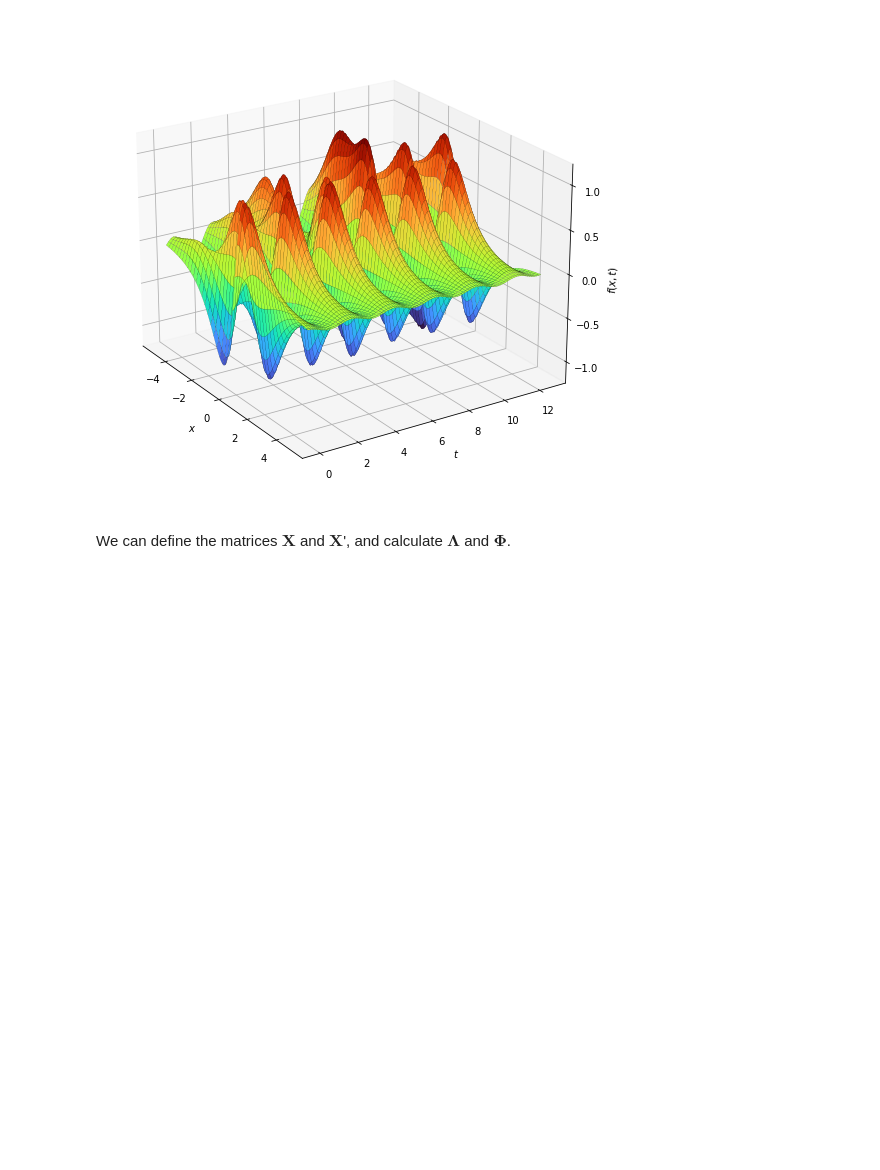
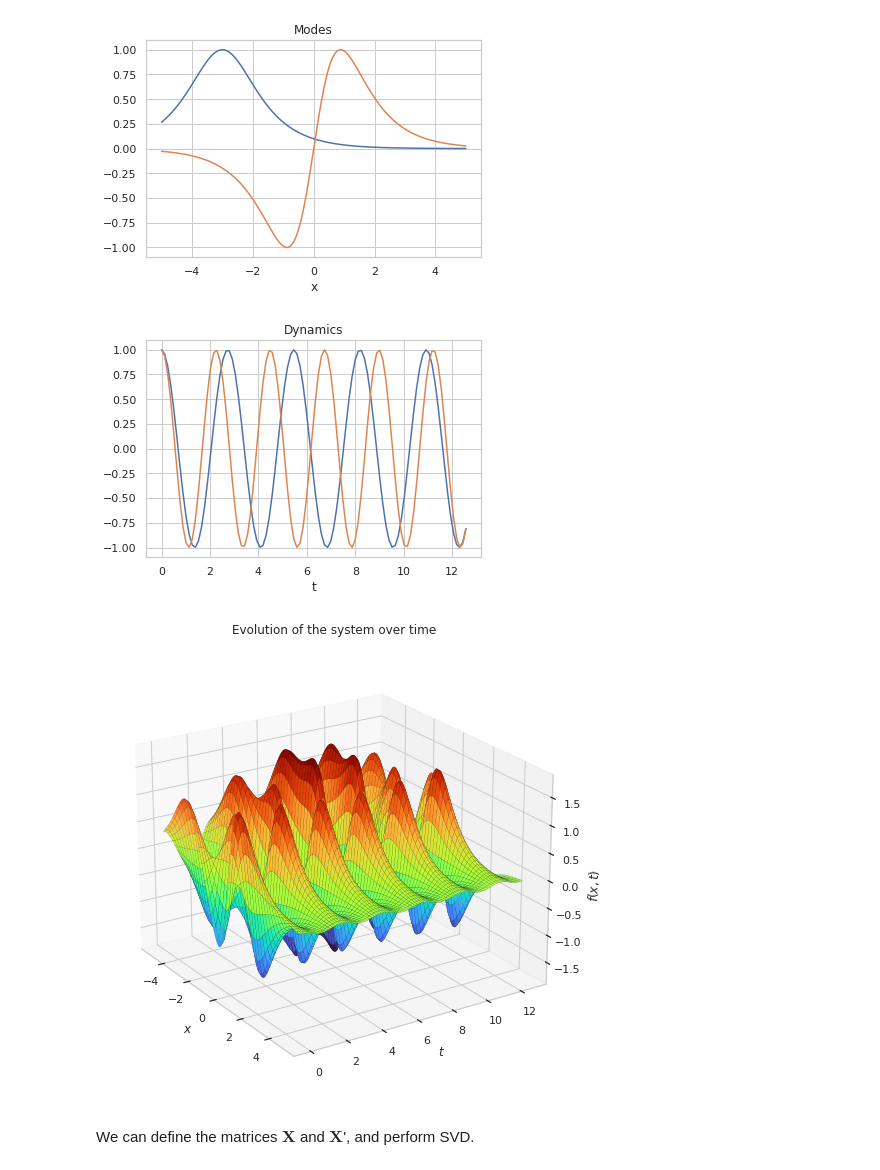
Before and after one commit to kerkelae/dmd, a Jupyter notebook: simple_example.ipynb, the cells around one changed output. Cells and saved outputs as stored; diff of their text form; code cells hidden in the pictures; blank space fills up the shorter version.

```diff
--- a/simple_example.ipynb
+++ b/simple_example.ipynb
@@ -65,31 +65,59 @@ Let's start by defining a one-dimensional system consists of two separate modes
 # %%
 import numpy as np
 import matplotlib.pyplot as plt
+import seaborn as sns
 
-n = int(1e2)
-m = int(1e3)
+sns.set_theme()
+sns.set_style("whitegrid")
 
-x = np.linspace(-5, 5, n)
-t = np.linspace(0, 4 * np.pi, m)
-xx, tt = np.meshgrid(x, t)
-dt = t[1] - t[0]
+n = int(1e3)
+m = int(1e2)
 
-f_1 = np.multiply(1 / np.cosh(xx + 3), np.sin(tt) * np.exp(2.3j * tt))
-f_2 = np.multiply(2.0 / np.cosh(xx) * np.tanh(xx), np.exp(2.8j * tt))
+xs = np.linspace(-5, 5, n)
+ts = np.linspace(0, 4 * np.pi, m)
+dt = ts[1] - ts[0]
+
+modes = np.zeros((2, n))
+modes[0] = 1 / np.cosh(xs + 3)
+modes[1] = 2 * np.tanh(xs) / np.cosh(xs)
+
+plt.plot(xs, modes.T)
+plt.title("Modes")
+plt.xlabel("x")
+plt.show()
+
+dynamics = np.zeros((2, m), dtype=complex)
+dynamics[0] = np.exp(2.3j * ts)
+dynamics[1] = np.exp(2.8j * ts)
+
+plt.plot(ts, dynamics.real.T)
+plt.title("Dynamics")
+plt.xlabel("t")
+plt.show()
+
+xx, tt = np.meshgrid(xs, ts)
+
+f_1 = dynamics[0][:, np.newaxis] @ modes[0][np.newaxis, :]
+f_2 = dynamics[1][:, np.newaxis] @ modes[1][np.newaxis, :]
 f = f_1 + f_2
+f -= np.mean(f)
+f /= np.std(f)
 
 fig = plt.figure(figsize=(7, 7))
 ax = plt.axes(projection="3d")
 im = ax.plot_surface(
-    xx, tt, f, cmap="turbo", rcount=int(1e2), edgecolor="black", linewidth=0.1
+    xx, tt, f.real, cmap="turbo", rcount=int(1e2), edgecolor="black", linewidth=0.1
 )
 ax.set_xlabel("$x$")
 ax.set_ylabel("$t$")
 ax.set_zlabel("$f(x, t)$")
+ax.set_title("Evolution of the system over time")
 ax.view_init(22, -33)
 fig.tight_layout()
 plt.show()
 # %% [output]
-[figure, old version]
+[figure, new version]
+[figure, added]
+[figure, added]
 # %% [markdown]
-We can define the matrices $\mathbf{X}$ and $\mathbf{X}$', and calculate $\mathbf{\Lambda}$ and $\mathbf{\Phi}$.
+We can define the matrices $\mathbf{X}$ and $\mathbf{X}$', and perform SVD.
```
Also changed, not shown: parts of 15 cells of this notebook.
